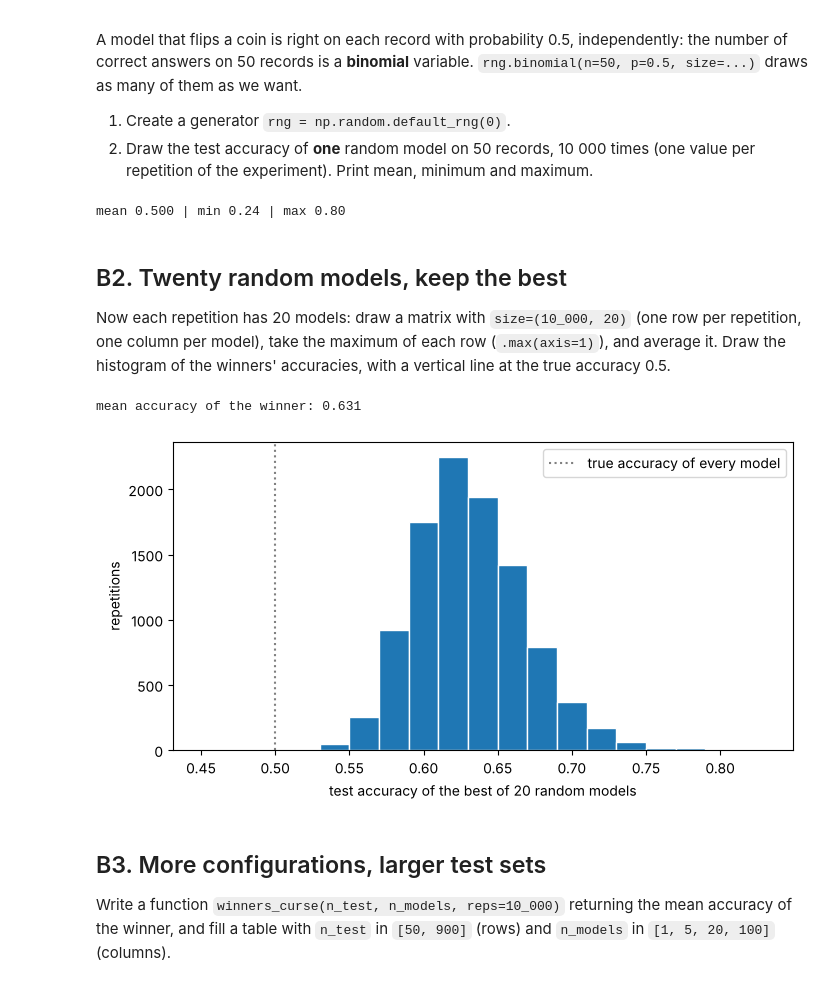
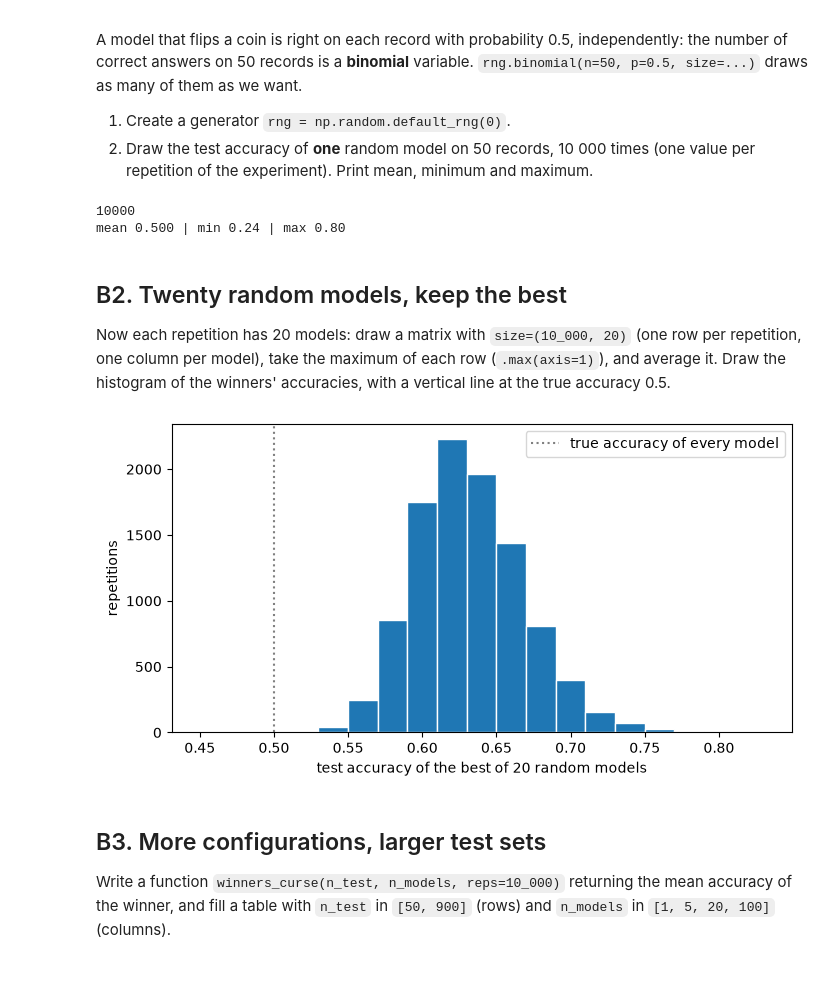
Before and after one commit to mengxian0913/MLDM_Unibo_public, a Jupyter notebook: ML_Lab/notebooks/lab03-ms/lab03-ms.ipynb, the cells around one changed output. Drawn from its saved outputs; the diff is of its cells as text; code cells hidden in the pictures.

```diff
--- a/ML_Lab/notebooks/lab03-ms/lab03-ms.ipynb
+++ b/ML_Lab/notebooks/lab03-ms/lab03-ms.ipynb
@@ -157,8 +177,15 @@ A model that flips a coin is right on each record with probability 0.5, independ
 1. Draw the test accuracy of **one** random model on 50 records, 10 000 times (one value per repetition of the experiment).
    Print mean, minimum and maximum.
 # %%
-# your code here
+rng = np.random.default_rng(0)
+correct = rng.binomial(n=50, p=0.5, size=10000)
+
+
+acc_one = correct / 50
+
+print(f"mean {acc_one.mean():.3f} | min {acc_one.min():.2f} | max {acc_one.max():.2f}")
 # %% [output]
+10000
 mean 0.500 | min 0.24 | max 0.80
 # %% [markdown]
 ## B2. Twenty random models, keep the best
@@ -167,10 +194,15 @@ Now each repetition has 20 models: draw a matrix with `size=(10_000, 20)` (one r
 take the maximum of each row (`.max(axis=1)`), and average it. Draw the histogram of the winners' accuracies, with a vertical line
 at the true accuracy 0.5.
 # %%
-# your code here
+acc = rng.binomial(n=50, p=0.5, size=(10000, 20)) / 50
+winner = acc.max(axis=1)
+
+fig, ax = plt.subplots()
+ax.hist(winner, bins=np.arange(0.45, 0.85, 0.02), edgecolor="white")
+ax.axvline(0.5, color="gray", ls=":", label="true accuracy of every model")
+ax.set_xlabel("test accuracy of the best of 20 random models"); ax.set_ylabel("repetitions"); ax.legend();
 # %% [output]
-mean accuracy of the winner: 0.631
-[figure, old version]
+[figure, new version]
 # %% [markdown]
 ## B3. More configurations, larger test sets
 
```
Also changed, not shown: parts of 12 cells of this notebook.
